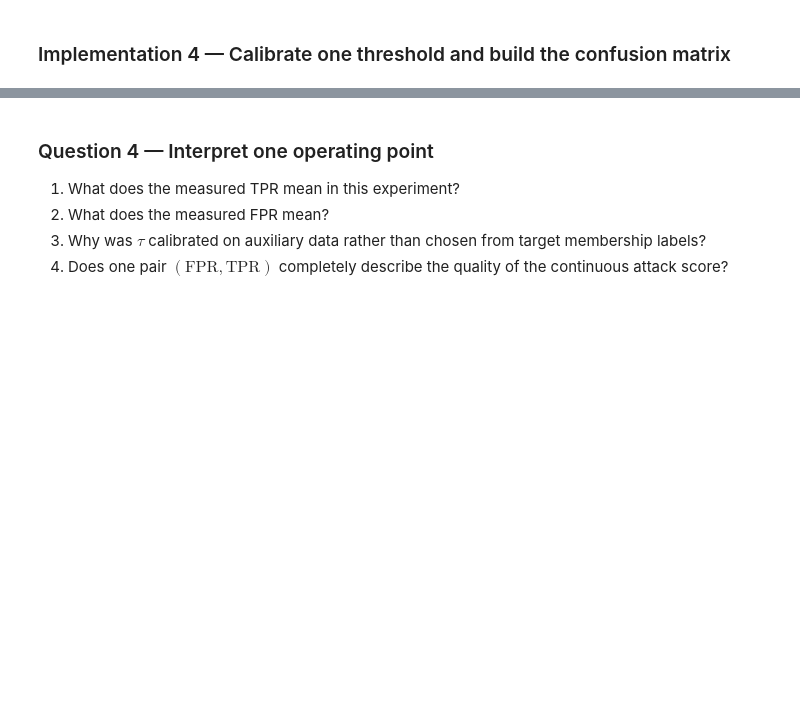
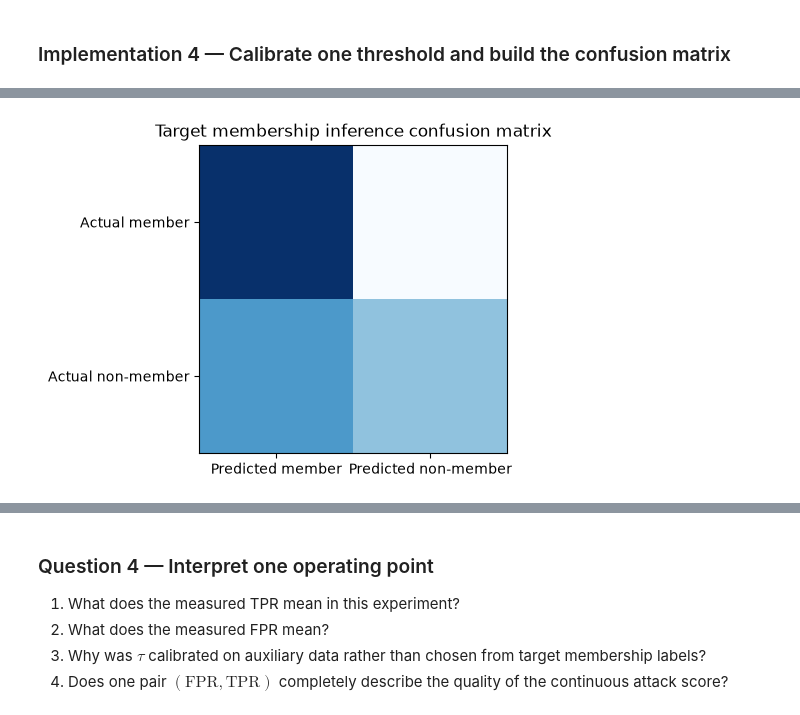
Before and after one commit to bonivalyvan/ML-Trainning-and-evaluation, a Jupyter notebook: Memberships Inference Attacks/Membership_Inference_Medical_AI.ipynb, the cells around one changed output, grey strips where cells are left out. Cells and saved outputs as stored; diff of their text form; code cells hidden in the pictures; blank space fills up the shorter version.

Commit message:
Calibrate one threshold and build the confusion matrix

```diff
--- a/Memberships Inference Attacks/Membership_Inference_Medical_AI.ipynb
+++ b/Memberships Inference Attacks/Membership_Inference_Medical_AI.ipynb
@@ -849,17 +849,91 @@ $$
 ### Implementation 4 — Calibrate one threshold and build the confusion matrix
 # %%
 # 1. Combine auxiliary member and non-member scores with membership labels.
-#
+
+auxiliary_scores = torch.cat([
+    auxiliary_member_scores,
+    auxiliary_nonmember_scores
+])
+
+auxiliary_labels = torch.cat([
+    torch.ones_like(auxiliary_member_scores, dtype=torch.long),
+    torch.zeros_like(auxiliary_nonmember_scores, dtype=torch.long)
+])
+
 # 2. Sweep auxiliary thresholds and select tau using only auxiliary
 #    membership labels. For this lab, choose the threshold with the
 #    highest auxiliary membership-decision accuracy.
-#
+
+candidate_thresholds = torch.cat([
+    auxiliary_scores.min().reshape(1) - 1,
+    torch.unique(auxiliary_scores),
+    auxiliary_scores.max().reshape(1) + 1
+])
+
+best_accuracy = -1.0
+tau = None
+
+for threshold in candidate_thresholds:
+    auxiliary_predictions = (auxiliary_scores >= threshold).long()
+    accuracy = (auxiliary_predictions == auxiliary_labels).float().mean().item()
+
+    if accuracy > best_accuracy:
+        best_accuracy = accuracy
+        tau = threshold.item()
+
 # 3. Fix tau.
-#
+
+print(f"Selected threshold: {tau:.4f}")
+print(f"Auxiliary accuracy: {best_accuracy:.4f}")
+
 # 4. Apply tau to the target member/non-member scores.
-#
+
+target_scores = torch.cat([
+    target_member_scores,
+    target_nonmember_scores
+])
+
+target_labels = torch.cat([
+    torch.ones_like(target_member_scores, dtype=torch.long),
+    torch.zeros_like(target_nonmember_scores, dtype=torch.long)
+])
+
+target_predictions = (target_scores >= tau).long()
 # 5. Compute TP, FN, FP, TN.
-#
+
+tp = ((target_labels == 1) & (target_predictions == 1)).sum().item()
+fn = ((target_labels == 1) & (target_predictions == 0)).sum().item()
+fp = ((target_labels == 0) & (target_predictions == 1)).sum().item()
+tn = ((target_labels == 0) & (target_predictions == 0)).sum().item()
+
 # 6. Display a 2 x 2 confusion matrix.
-#
+
+confusion_matrix = np.array([
+    [tp, fn],
+    [fp, tn]
+])
+
+plt.figure(figsize=(5, 4))
+plt.imshow(confusion_matrix, cmap="Blues")
+plt.xticks([0, 1], ["Predicted member", "Predicted non-member"])
+plt.yticks([0, 1], ["Actual member", "Actual non-member"])
+plt.title("Target membership inference confusion matrix")
+confusion_matrix = np.array([
+    [tp, fn],
+    [fp, tn]
+])
+
+plt.figure(figsize=(5, 4))
+plt.imshow(confusion_matrix, cmap="Blues")
+plt.xticks([0, 1], ["Predicted member", "Predicted non-member"])
+plt.yticks([0, 1], ["Actual member", "Actual non-member"])
+plt.title("Target membership inference confusion matrix")
+
 # 7. Compute target TPR and FPR at this one threshold.
+
+tpr = tp / (tp + fn) if (tp + fn) > 0 else 0.0
+fpr = fp / (fp + tn) if (fp + tn) > 0 else 0.0
+
+print(f"Target TPR: {tpr:.4f}")
+print(f"Target FPR: {fpr:.4f}")
+# %% [output]
@@ -865,0 +944 @@ $$
+[figure, added]
```
Also changed, not shown: parts of 2 cells of this notebook.
